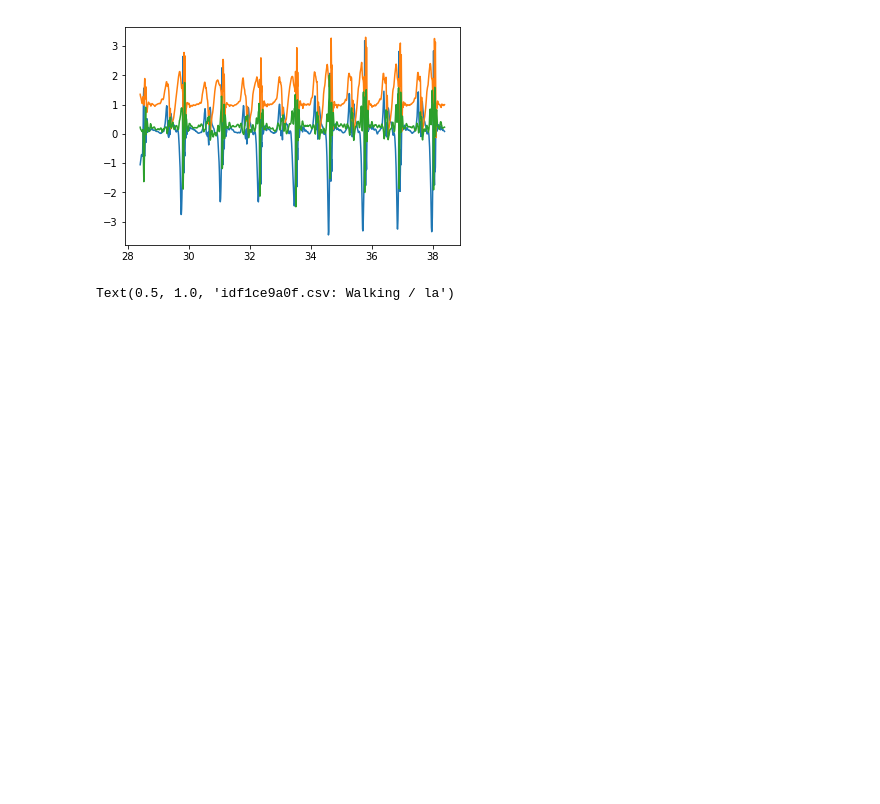
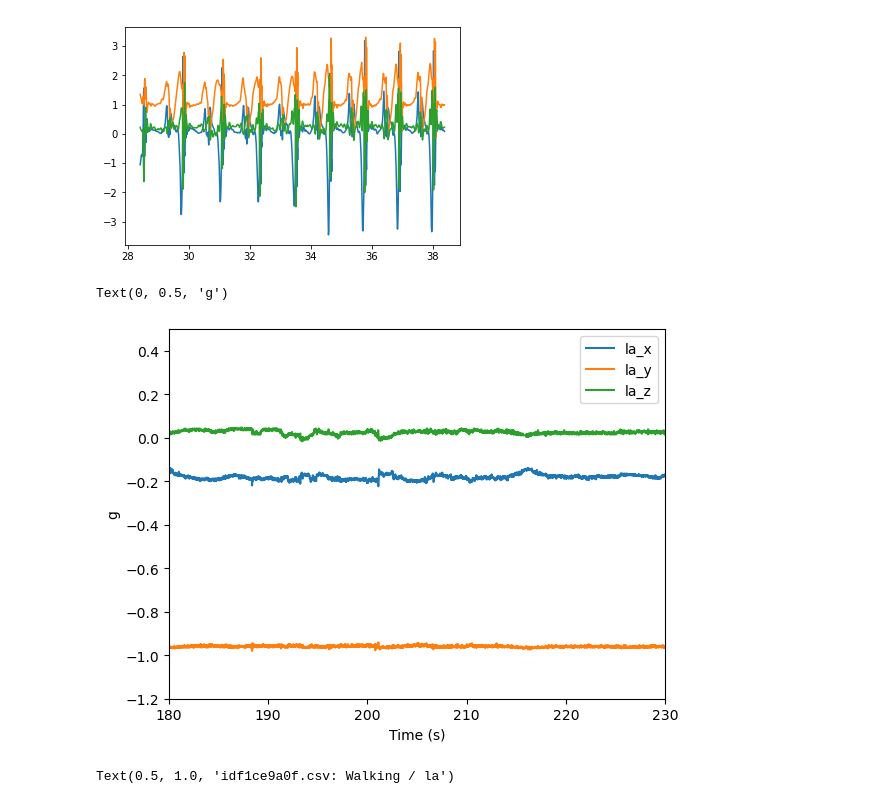
Before and after one commit to rkevinchao/walking_detection, a Jupyter notebook: source/01_data_understanding.ipynb, the cells around one changed output. Saved outputs shown, nothing was run; the diff lists cells and outputs as text; code cells hidden in the pictures; blank space fills up the shorter version.

Commit message:
Added a plot to show the gravity component during a quiet period.

```diff
--- a/source/01_data_understanding.ipynb
+++ b/source/01_data_understanding.ipynb
@@ -178,6 +178,19 @@ plt.plot(df2.time_s.iloc[:1000], df2[loc_z].iloc[:1000], label=loc_z)
 # %% [output]
 [<matplotlib.lines.Line2D at 0x...>]
 [figure]
+# %%
+# Check the gravity on acc plot during an unmoved period
+plt.plot(df.time_s, df[loc_x], label=loc_x)
+plt.plot(df.time_s, df[loc_y], label=loc_y)
+plt.plot(df.time_s, df[loc_z], label=loc_z)
+plt.legend()
+plt.xlim(180, 230)
+plt.ylim(-1.2, 0.5)
+plt.xlabel('Time (s)')
+plt.ylabel('g')
+# %% [output]
+Text(0, 0.5, 'g')
+[figure, added]
 # %%
 '''
 (6) Zoom-in plot of Walking activity
```
